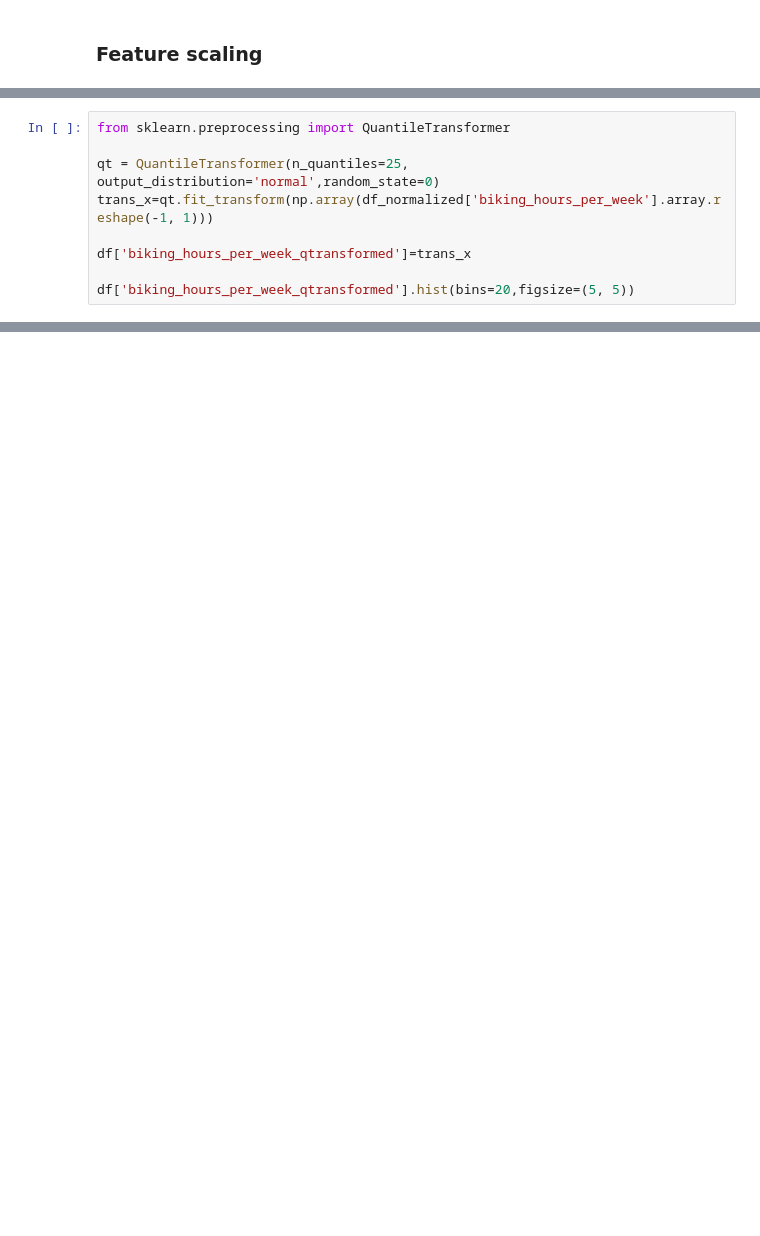
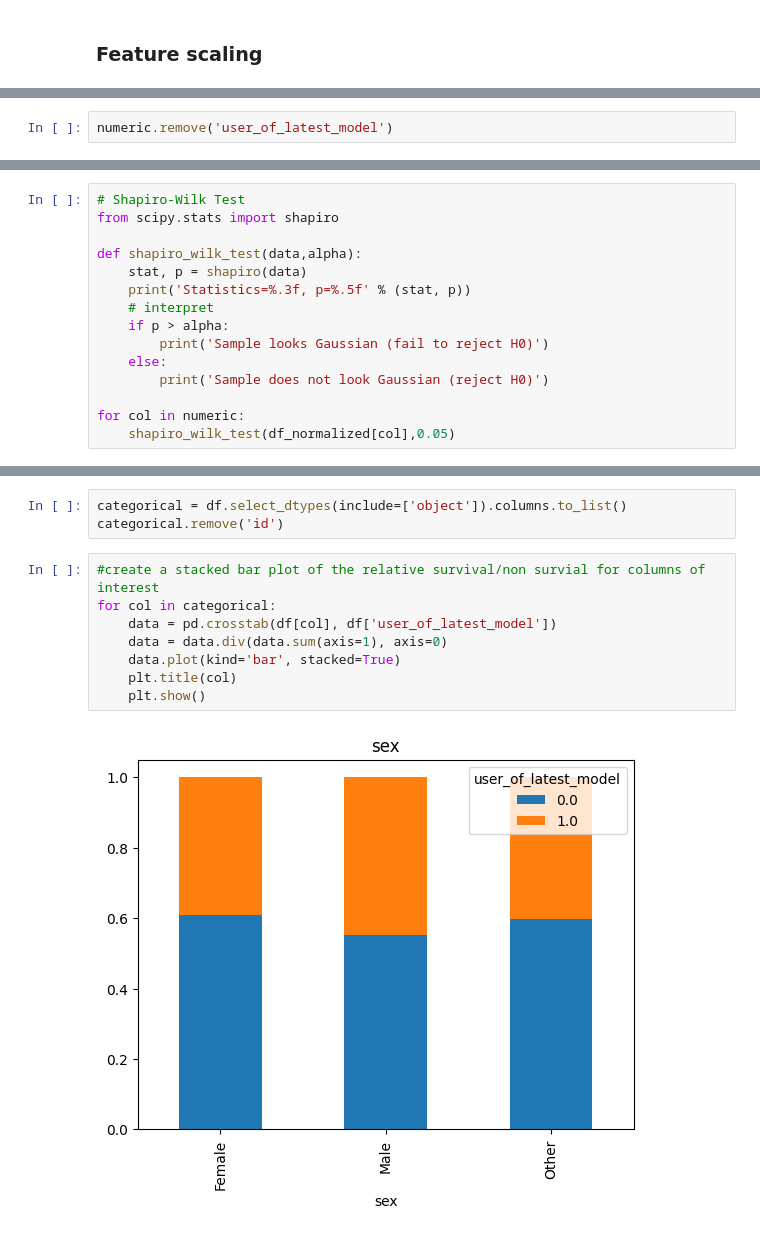
Before and after one commit to john2408/project_intro_ai, a Jupyter notebook: notebooks/Samuel/Task 2 Preprocessing.ipynb, the cells around one changed output, grey strips where cells are left out. Saved outputs shown, nothing was run; the diff lists cells and outputs as text; blank space fills up the shorter version.

```diff
--- a/notebooks/Samuel/Task 2 Preprocessing.ipynb
+++ b/notebooks/Samuel/Task 2 Preprocessing.ipynb
@@ -288,9 +557,0 @@ hist = df_normalized[numeric].hist(bins=30,figsize=(10, 10))
-# %%
-from sklearn.preprocessing import QuantileTransformer
-
-qt = QuantileTransformer(n_quantiles=25, output_distribution='normal',random_state=0)
-trans_x=qt.fit_transform(np.array(df_normalized['biking_hours_per_week'].array.reshape(-1, 1)))
-
-df['biking_hours_per_week_qtransformed']=trans_x
-
-df['biking_hours_per_week_qtransformed'].hist(bins=20,figsize=(5, 5))
@@ -299,0 +558,2 @@ df['biking_hours_per_week_qtransformed'].hist(bins=20,figsize=(5, 5))
+# %%
+numeric.remove('user_of_latest_model')
@@ -299,0 +575,15 @@ df['biking_hours_per_week_qtransformed'].hist(bins=20,figsize=(5, 5))
+# %%
+# Shapiro-Wilk Test
+from scipy.stats import shapiro
+
+def shapiro_wilk_test(data,alpha):
+    stat, p = shapiro(data)
+    print('Statistics=%.3f, p=%.5f' % (stat, p))
+    # interpret
+    if p > alpha:
+        print('Sample looks Gaussian (fail to reject H0)')
+    else:
+        print('Sample does not look Gaussian (reject H0)')
+
+for col in numeric:
+    shapiro_wilk_test(df_normalized[col],0.05)
@@ -299,0 +630,13 @@ df['biking_hours_per_week_qtransformed'].hist(bins=20,figsize=(5, 5))
+# %%
+categorical = df.select_dtypes(include=['object']).columns.to_list()
+categorical.remove('id')
+# %%
+#create a stacked bar plot of the relative survival/non survial for columns of interest
+for col in categorical:
+    data = pd.crosstab(df[col], df['user_of_latest_model'])
+    data = data.div(data.sum(axis=1), axis=0)
+    data.plot(kind='bar', stacked=True)
+    plt.title(col)
+    plt.show()
+# %% [output]
+[figure, added]
```
Also changed, not shown: parts of 83 cells of this notebook.
